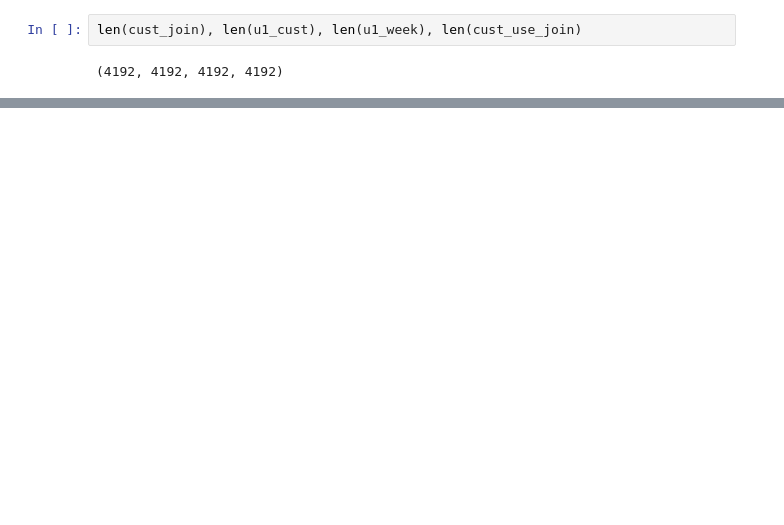
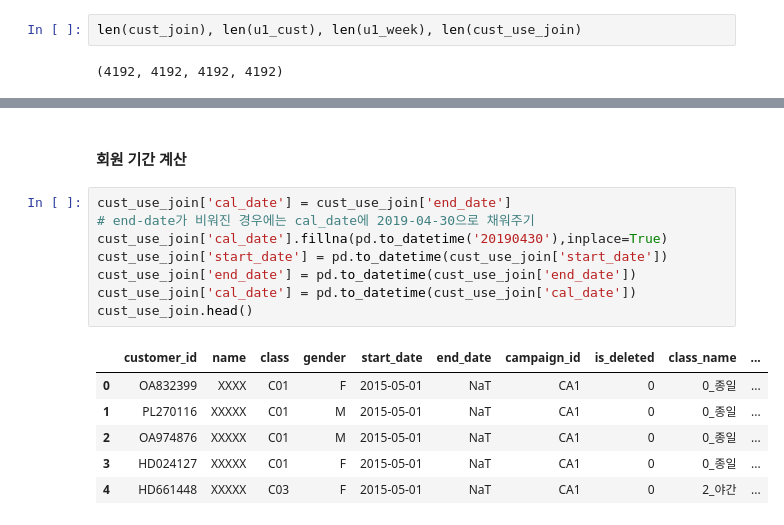
Before and after one commit to JJongSSu/Study, a Jupyter notebook: AI/2주차/2일차/customer data.ipynb, the cells around one changed output, grey strips where cells are left out. Saved outputs shown, nothing was run; the diff lists cells and outputs as text; blank space fills up the shorter version.

```diff
--- a/AI/2주차/2일차/customer data.ipynb
+++ b/AI/2주차/2일차/customer data.ipynb
@@ -506,0 +527,17 @@ len(cust_join), len(u1_cust), len(u1_week), len(cust_use_join)
+# %% [markdown]
+#### 회원 기간 계산
+# %%
+cust_use_join['cal_date'] = cust_use_join['end_date']
+# end-date가 비워진 경우에는 cal_date에 2019-04-30으로 채워주기
+cust_use_join['cal_date'].fillna(pd.to_datetime('20190430'),inplace=True)
+cust_use_join['start_date'] = pd.to_datetime(cust_use_join['start_date'])
+cust_use_join['end_date'] = pd.to_datetime(cust_use_join['end_date'])
+cust_use_join['cal_date'] = pd.to_datetime(cust_use_join['cal_date'])
+cust_use_join.head()
+# %% [output]
+|  | customer_id | name | class | gender | start_date | end_date | campaign_id | is_deleted | class_name | ... |
+| 0 | OA832399 | XXXX | C01 | F | 2015-05-01 | NaT | CA1 | 0 | 0_종일 | ... |
+| 1 | PL270116 | XXXXX | C01 | M | 2015-05-01 | NaT | CA1 | 0 | 0_종일 | ... |
+| 2 | OA974876 | XXXXX | C01 | M | 2015-05-01 | NaT | CA1 | 0 | 0_종일 | ... |
+| 3 | HD024127 | XXXXX | C01 | F | 2015-05-01 | NaT | CA1 | 0 | 0_종일 | ... |
+| 4 | HD661448 | XXXXX | C03 | F | 2015-05-01 | NaT | CA1 | 0 | 2_야간 | ... |
```
Also changed, not shown: parts of 10 cells of this notebook, 1 other file.
